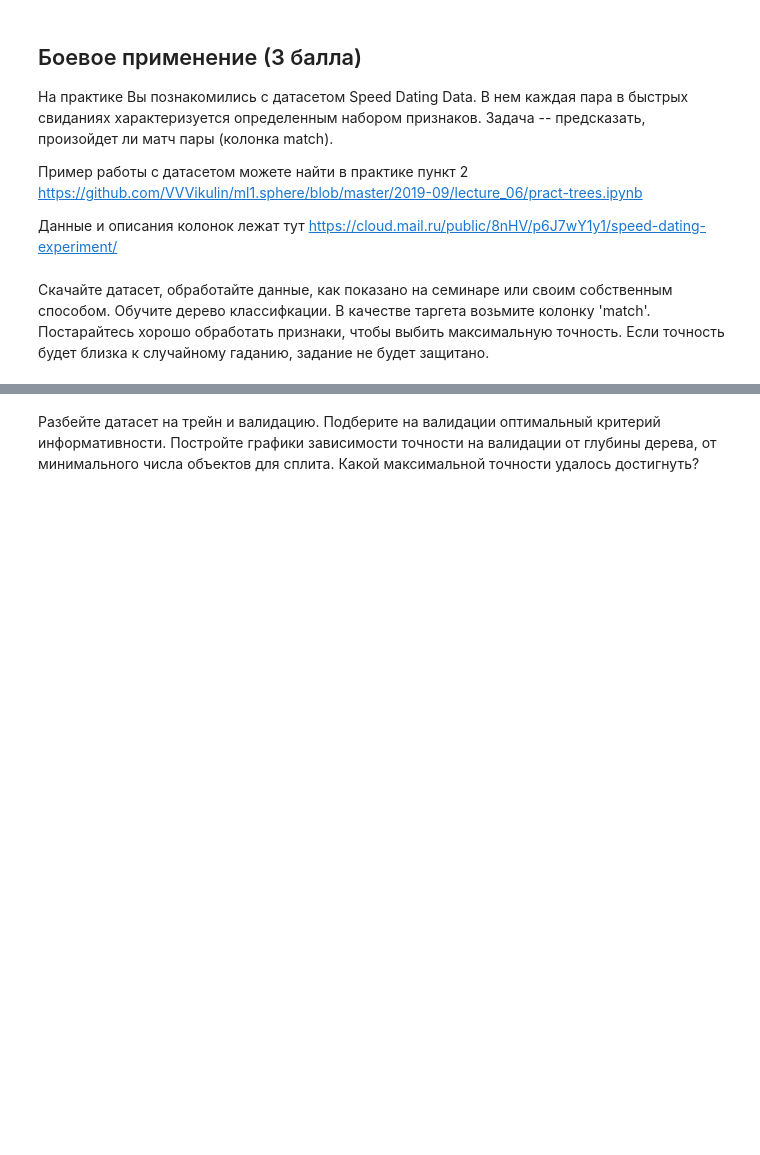
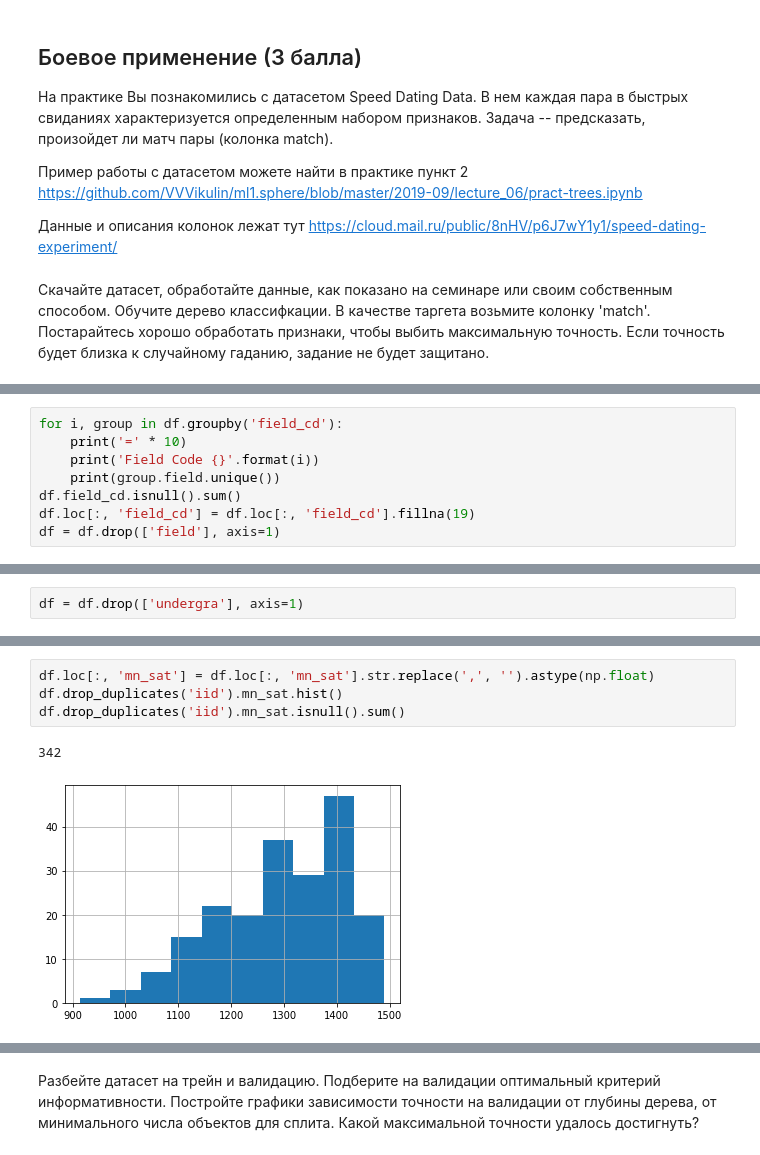
Before and after one commit to sofiabelskaya/sphere_ml, a Jupyter notebook: hw3.ipynb, the cells around one changed output, grey strips where cells are left out. Drawn from its saved outputs; the diff is of its cells as text; blank space fills up the shorter version.

```diff
--- a/hw3.ipynb
+++ b/hw3.ipynb
@@ -243,0 +543,8 @@ https://cloud.mail.ru/public/8nHV/p6J7wY1y1/speed-dating-experiment/
+# %%
+for i, group in df.groupby('field_cd'):
+    print('=' * 10)
+    print('Field Code {}'.format(i))
+    print(group.field.unique())
+df.field_cd.isnull().sum()
+df.loc[:, 'field_cd'] = df.loc[:, 'field_cd'].fillna(19)
+df = df.drop(['field'], axis=1)
@@ -243,0 +569,2 @@ https://cloud.mail.ru/public/8nHV/p6J7wY1y1/speed-dating-experiment/
+# %%
+df = df.drop(['undergra'], axis=1)
@@ -243,0 +580,7 @@ https://cloud.mail.ru/public/8nHV/p6J7wY1y1/speed-dating-experiment/
+# %%
+df.loc[:, 'mn_sat'] = df.loc[:, 'mn_sat'].str.replace(',', '').astype(np.float)
+df.drop_duplicates('iid').mn_sat.hist()
+df.drop_duplicates('iid').mn_sat.isnull().sum()
+# %% [output]
+342
+[figure, added]
```
Also changed, not shown: parts of 48 cells of this notebook.
